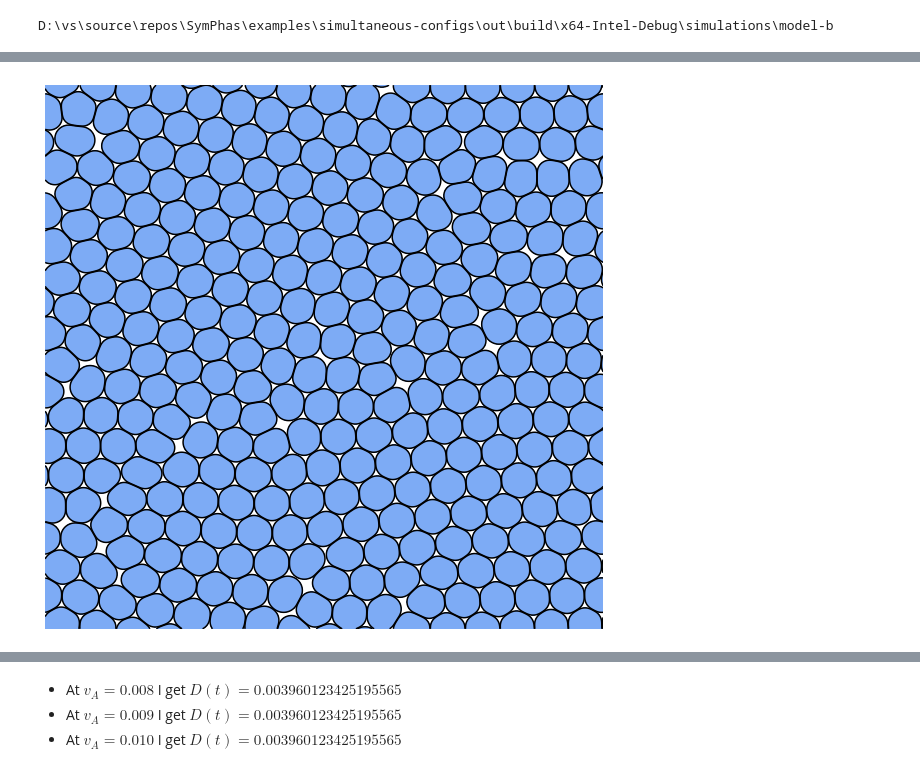
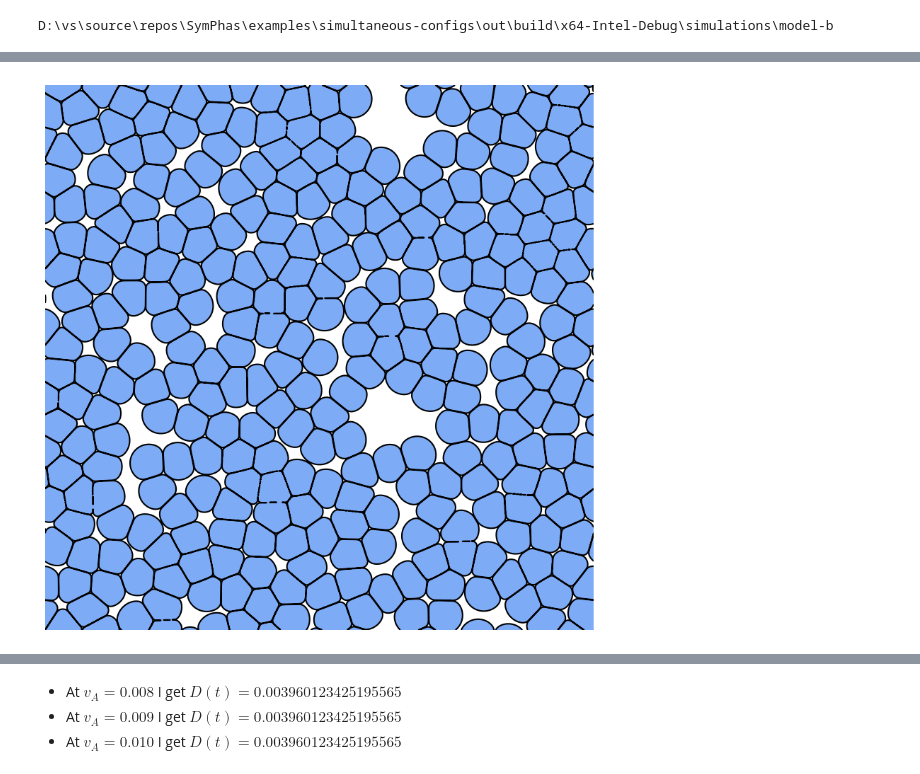
Before and after one commit to MetricManifold/data_processing, a Jupyter notebook: from_equilibration.ipynb, the cells around one changed output, grey strips where cells are left out. Cells and saved outputs as stored; diff of their text form; code cells hidden in the pictures.

```diff
--- a/from_equilibration.ipynb
+++ b/from_equilibration.ipynb
@@ -21,9 +23,13 @@ root_folder_name_2 = "D:\\vs\\source\\repos\\SymPhas\\examples\\simultaneous-con
 folder_time_2 = "2023.10.22.09.54.50\\1"
 
 root_folder_name_1 = "C:\\Users\\Zirconix\\Dropbox\\steven\\"
-folder_time_1 = "2023.10.15.13.17.49"
+folder_time_1 = "2023.12.20.10.02.07"
+folder_time_0 = "2023.10.15.13.17.49"
 # folder_time_1 = "2023.09.06.21.03.09"
 # folder_time_1 = "2023.09.06.21.02.45"
+
+root_folder_name_3 = "E:\\Dropbox\\research\\papers\\cellular_migration\\data\\"
+folder_time_3 = "2025.11.28.20.19.47"
 
 root_folder_name_0 = root_folder + "\\" + output_name + "\\"
 # folder_time_0 = "tracking_" + folder_time_1
@@ -32,14 +38,23 @@ folder_time_0 = "2023.10.21.15.11.16\\0"
 
 data_folder_name = "\\data\\"
 tracking_data_file_name = "abs-data-output_0.txt"
-field_data_file_name = "data_0.txt"
+field_data_file_name = "data_0"
+
+checkpoint_suffix = ""
+separate_files = True
+time_step = 1600
+if separate_files:
+    checkpoint_suffix = "_{}".format(time_step)
+    field_data_file_name += "_{:09}".format(time_step)
 # %% [output]
 D:\vs\source\repos\SymPhas\examples\simultaneous-configs\out\build\x64-Intel-Debug\simulations\model-b
 # %%
 
-#file_name = root_folder_name_0 + folder_time_0 + data_folder_name + field_data_file_name
-file_name = root_folder_name_0 + folder_time_1 + data_folder_name + field_data_file_name
-#file_name = root_folder_name_2 + folder_time_2 + data_folder_name + field_data_file_name
+#file_name = root_folder_name_0 + folder_time_0 + data_folder_name + field_data_file_name + ".txt"
+# file_name = root_folder_name_1 + folder_time_1 + data_folder_name + field_data_file_name + ".txt"
+file_name = root_folder_name_3 + folder_time_3 + data_folder_name + field_data_file_name + ".txt"
+# file_name = root_folder_name_0 + folder_time_1 + data_folder_name + field_data_file_name + ".txt"
+#file_name = root_folder_name_2 + folder_time_2 + data_folder_name + field_data_file_name + ".txt"
 data_raw = np.loadtxt(file_name)
 frame_starts, = np.where(data_raw[:,0] == 0)
 
@@ -120,26 +123,26 @@ cbar = fig.colorbar(cs)
 # %%
 X, Y = np.meshgrid(x, y)
 
 fig, ax = plt.subplots(figsize=(10,10))
 ax.set_xlim([x[0], x[-1]])
 ax.set_ylim([y[0], y[-1]])
 #problem in cell 127 of 03.15
 
 cell_color = "#7dabf5"
 levels=[0.25, 2]
 extent=[x[0], x[-1], y[0], y[-1]]
 
 im0 = ax.contourf(data, extent=extent, colors=[cell_color], levels=levels)
 im1 = ax.contour(data, extent=extent, colors=["black"], levels=levels)
 ax.axis('off')
 
-for p in points[55:56]:
-    xp, yp = zip(*p)
+# for p in points[55:56]:
+#     xp, yp = zip(*p)
     #ax.scatter(xp[0:1] % delta, yp[0:1] % delta)
         #np.max([x0 for x0 in [xp[picked_frame]]]) % 1600, \
         #np.max([y0 for y0 in [yp[picked_frame]]]) % 1600)
 
 fig.savefig('plot_cells.svg', format='svg', bbox_inches='tight')
 fig.savefig('plot_cells.png', format='png', bbox_inches='tight')
 # %% [output]
-[figure, old version]
+[figure, new version]
```
Also changed, not shown: parts of 18 cells of this notebook.
